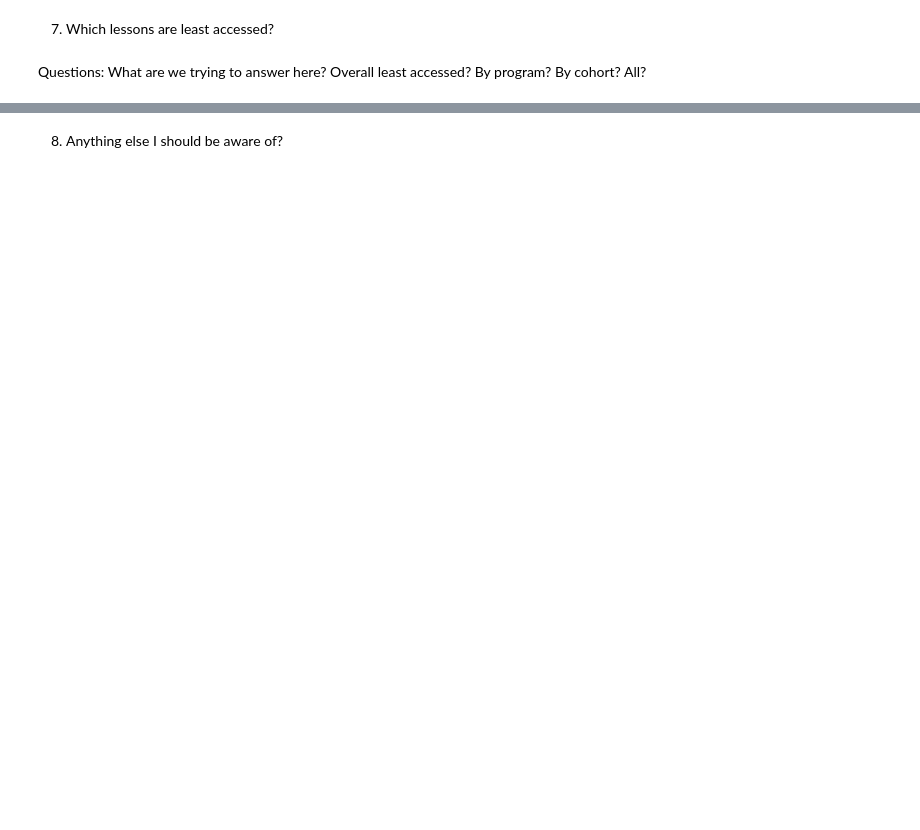
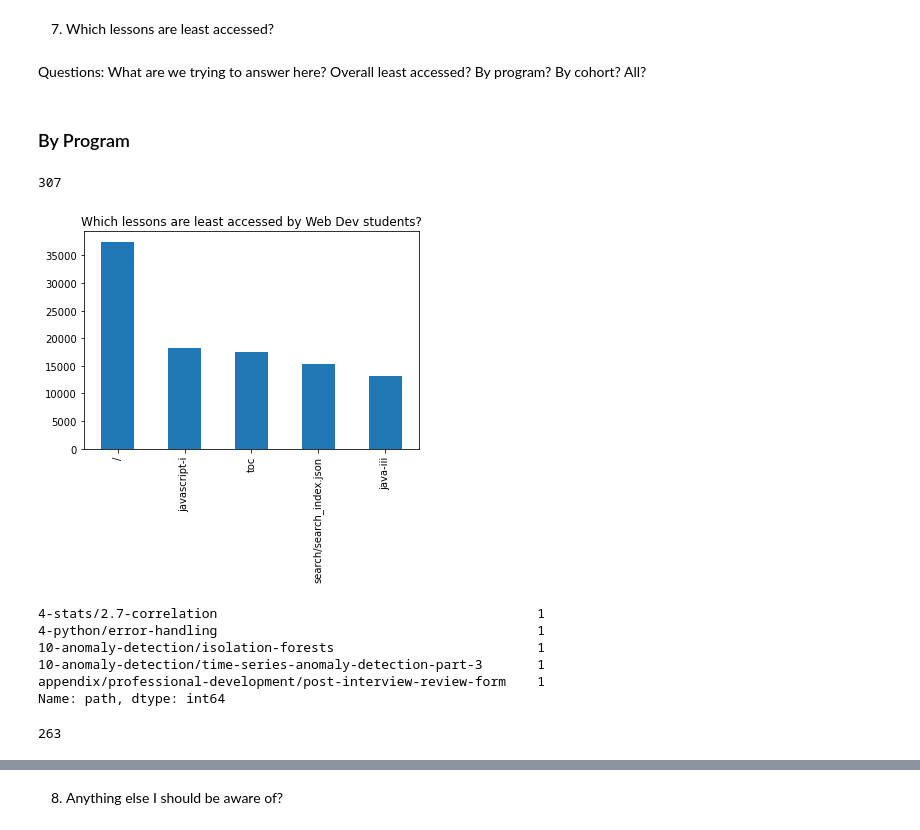
Before and after one commit to greg-paige-kayla-lincoln/anomaly_detection_project, a Jupyter notebook: Paige_scratchpad.ipynb, the cells around one changed output, grey strips where cells are left out. Drawn from its saved outputs; the diff is of its cells as text; code cells hidden in the pictures; blank space fills up the shorter version.

```diff
--- a/Paige_scratchpad.ipynb
+++ b/Paige_scratchpad.ipynb
@@ -117,0 +77,4 @@ frontend.head()
+# %%
+# Splitting the program ids into own dfs
+web_dev = df[(df.program_id == 'full_stack_java') | (df.program_id == 'full_stack_php') | (df.program_id == 'front_end_programming')]
+web_dev.head()
@@ -122,4 +157,31 @@ frontend.head()
 # %% [markdown]
 7. Which lessons are least accessed?
-# %% [markdown]
-Questions: What are we trying to answer here? Overall least accessed? By program? By cohort? All?
+# %% [markdown]
+Questions: What are we trying to answer here? Overall least accessed? By program? By cohort? All?
+# %% [markdown]
+### By Program
+# %%
+plot_web = web_dev.groupby('path').filter(lambda x : len(x)>100)
+plot_web.path.nunique()
+# %% [output]
+307
+# %%
+plot_web['path'].value_counts().head(5).plot(kind='bar')
+plt.title('Which lessons are least accessed by Web Dev students?')
+plt.show()
+# %% [output]
+[figure, added]
+# %%
+web_dev.path.value_counts().tail(5)
+# %% [output]
+4-stats/2.7-correlation                                         1
+4-python/error-handling                                         1
+10-anomaly-detection/isolation-forests                          1
+10-anomaly-detection/time-series-anomaly-detection-part-3       1
+appendix/professional-development/post-interview-review-form    1
+Name: path, dtype: int64
+# %%
+plot_ds = ds.groupby('path').filter(lambda x : len(x)>100)
+plot_ds.path.nunique()
+# %% [output]
+263
```
Also changed, not shown: parts of 24 cells of this notebook.
